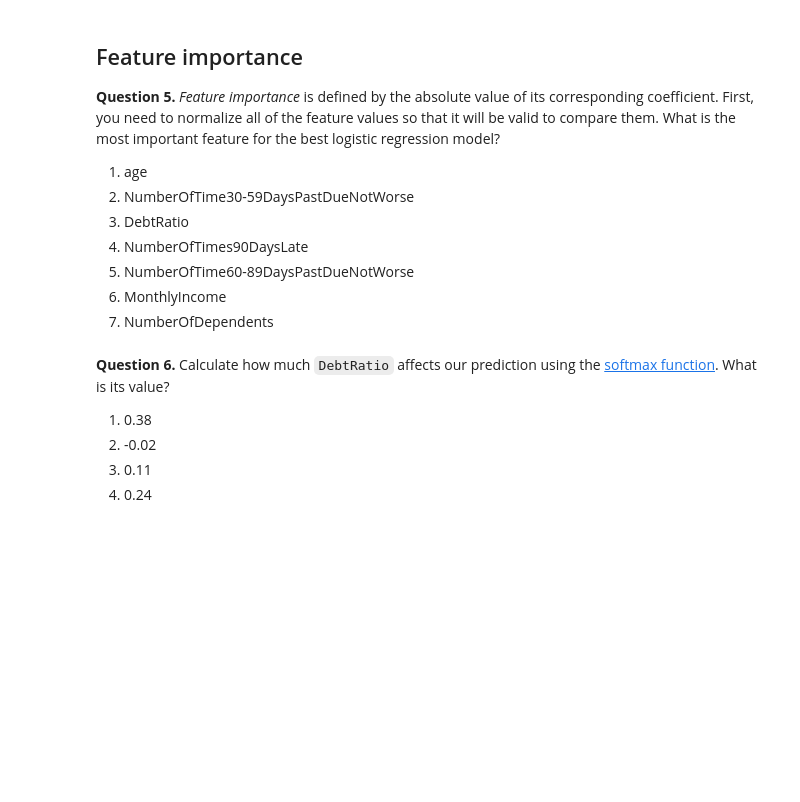
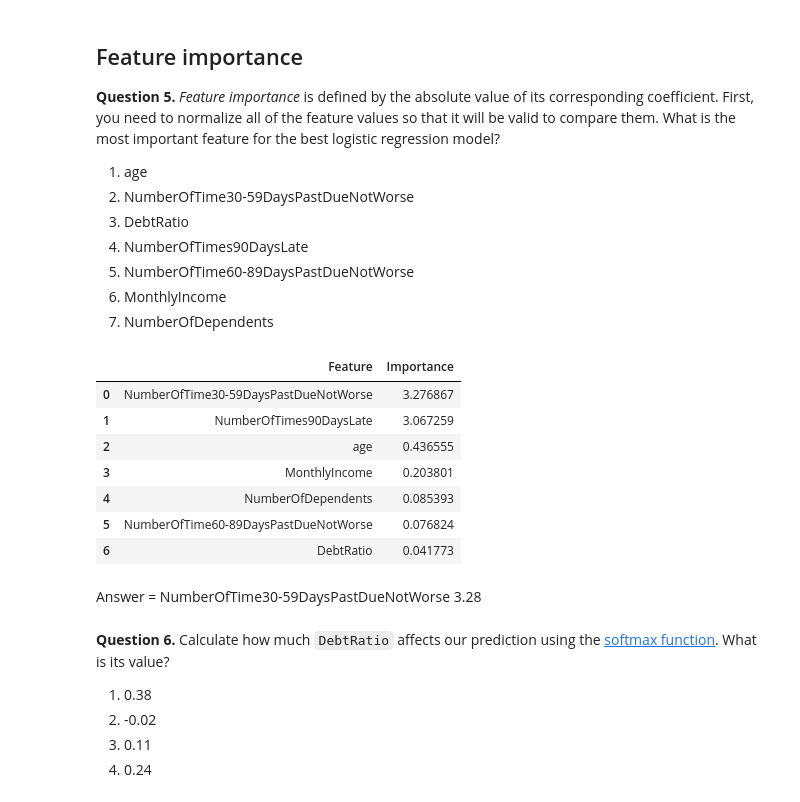
Before and after one commit to baha-celik-acn/internship-deliverables, a Jupyter notebook: mlcourse/topic_5_assignment.ipynb, the cells around one changed output. Saved outputs shown, nothing was run; the diff lists cells and outputs as text; code cells hidden in the pictures; blank space fills up the shorter version.

```diff
--- a/mlcourse/topic_5_assignment.ipynb
+++ b/mlcourse/topic_5_assignment.ipynb
@@ -254,3 +296,23 @@ One of the important metrics of model quality is the *Area Under the Curve (AUC)
+# %%
+best_lr = LogisticRegression(C=10, random_state=5, class_weight='balanced')
+best_lr.fit(X_scaled, y)
+coefficients = best_lr.coef_[0]
+importance = np.abs(coefficients)
+feature_names = X.columns
+importance_df = pd.DataFrame({'Feature': feature_names, 'Importance': importance})
+importance_df = importance_df.sort_values(by='Importance', ascending=False).reset_index().drop('index', axis=1)
+importance_df
+# %% [output]
+|  | Feature | Importance |
+| 0 | NumberOfTime30-59DaysPastDueNotWorse | 3.276867 |
+| 1 | NumberOfTimes90DaysLate | 3.067259 |
+| 2 | age | 0.436555 |
+| 3 | MonthlyIncome | 0.203801 |
+| 4 | NumberOfDependents | 0.085393 |
+| 5 | NumberOfTime60-89DaysPastDueNotWorse | 0.076824 |
+| 6 | DebtRatio | 0.041773 |
+# %% [markdown]
+Answer = NumberOfTime30-59DaysPastDueNotWorse 3.28
 # %% [markdown]
 **Question 6.** Calculate how much `DebtRatio` affects our prediction using the [softmax function](https://en.wikipedia.org/wiki/Softmax_function). What is its value?
 
```
Also changed, not shown: parts of 34 cells of this notebook.
